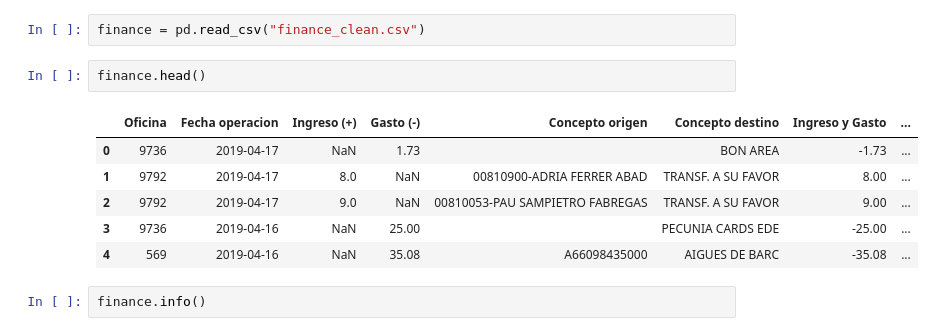
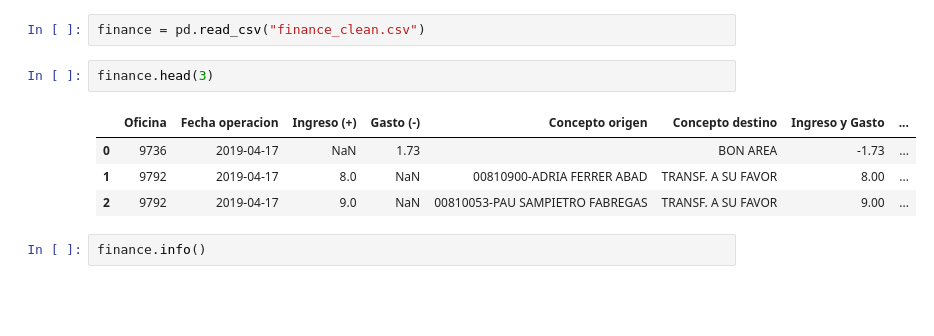
Before and after one commit to jonathan9879/final-project, a Jupyter notebook: EDA.ipynb, the cells around one changed output. Drawn from its saved outputs; the diff is of its cells as text; blank space fills up the shorter version.

```diff
--- a/EDA.ipynb
+++ b/EDA.ipynb
@@ -5,14 +5,12 @@ import pandas as pd
 # %%
 finance = pd.read_csv("finance_clean.csv")
 # %%
-finance.head()
+finance.head(3)
 # %% [output]
 |  | Oficina | Fecha operacion | Ingreso (+) | Gasto (-) | Concepto origen | Concepto destino | Ingreso y Gasto | ... |
 | 0 | 9736 | 2019-04-17 | NaN | 1.73 |  | BON AREA | -1.73 | ... |
 | 1 | 9792 | 2019-04-17 | 8.0 | NaN | 00810900-ADRIA FERRER ABAD | TRANSF. A SU FAVOR | 8.00 | ... |
 | 2 | 9792 | 2019-04-17 | 9.0 | NaN | 00810053-PAU SAMPIETRO FABREGAS | TRANSF. A SU FAVOR | 9.00 | ... |
-| 3 | 9736 | 2019-04-16 | NaN | 25.00 |  | PECUNIA CARDS EDE | -25.00 | ... |
-| 4 | 569 | 2019-04-16 | NaN | 35.08 | A66098435000 | AIGUES DE BARC | -35.08 | ... |
 # %%
 finance.info()
 # %% [output]
```
Also changed, not shown: parts of 1 cell of this notebook.
